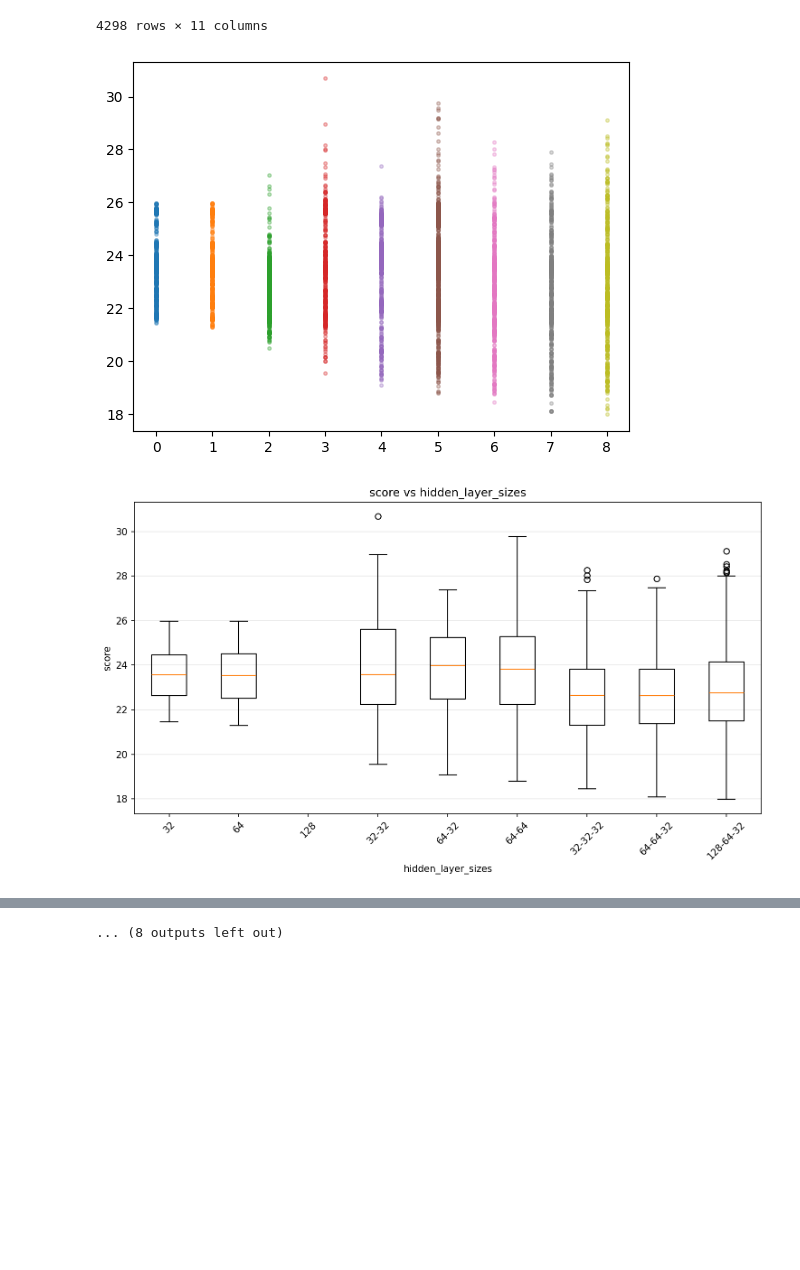
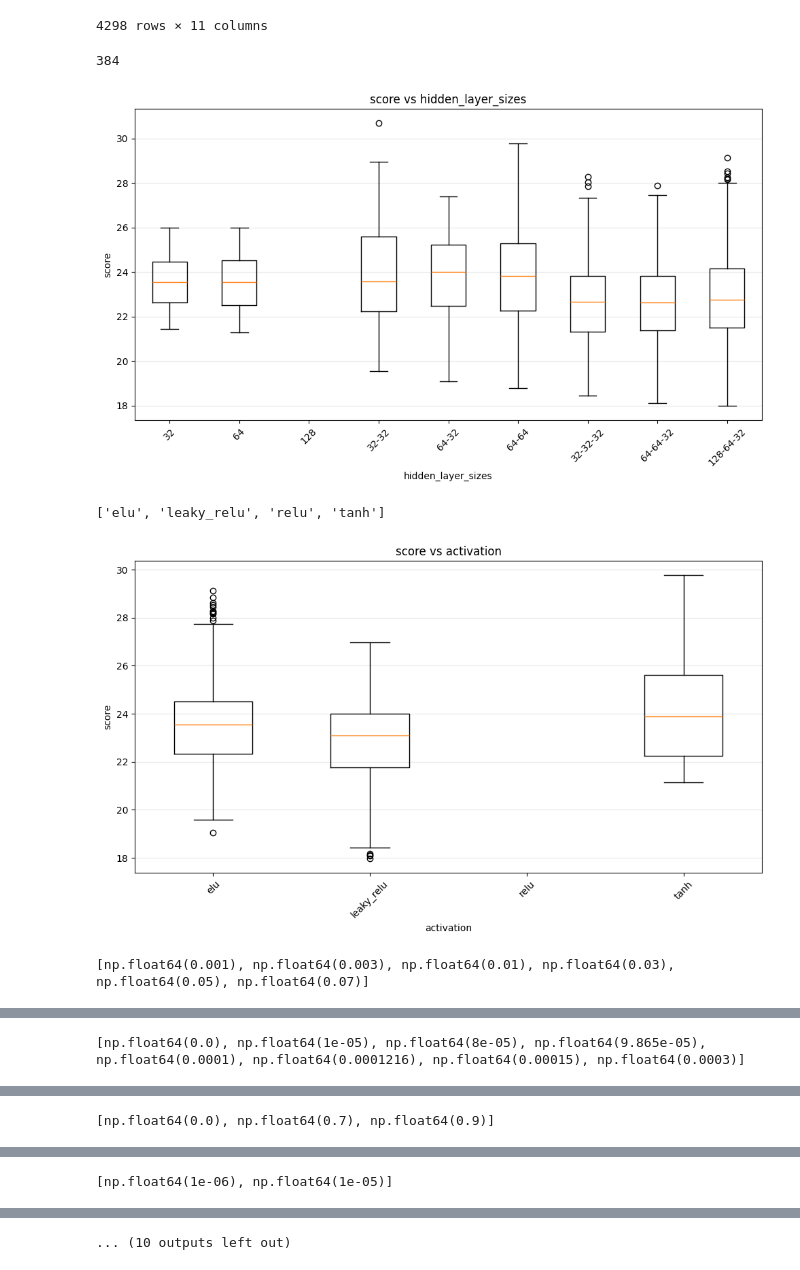
Before and after one commit to NicolaAnnu/NeuralNetwork-ML, a Jupyter notebook: notebooks/cup.ipynb, the cells around one changed output, grey strips where cells are left out. Cells and saved outputs as stored; diff of their text form; code cells hidden in the pictures; blank space fills up the shorter version.

```diff
--- a/notebooks/cup.ipynb
+++ b/notebooks/cup.ipynb
@@ -36,44 +36,37 @@ import numpy as np
 
 def param_boxplot(df, param, score_col="score"):
     if param != "hidden_layer_sizes":
         values = sorted(df[param].unique())
+        print(values)
         labels = [str(v) for v in values]
         data = [df[df[param] == v][score_col] for v in values]
     else:
         # trasforma tutte le architetture in stringa leggibile
-        df = df.copy()
         df["arch_str"] = df[param].apply(lambda x: "-".join(map(str, x)))
         values = sorted(
             df["arch_str"].unique(),
             key=lambda s: (len(s.split("-")), sum(map(int, s.split("-")))),
         )
         data = [df[df["arch_str"] == v][score_col] for v in values]
         labels = values
 
-    for i, d in enumerate(data):
-        plt.scatter(
-            np.full(len(d), i),
-            d,
-            alpha=0.3,
-            s=6,
-            zorder=3,
-        )
-
-    plt.figure(figsize=(10, 6), dpi=150)
-
+    plt.figure(figsize=(10, 6), dpi=100)
     plt.boxplot(data, positions=np.arange(1, len(values) + 1), widths=0.5)
     plt.xticks(np.arange(1, len(values) + 1), labels, rotation=45)
     plt.xlabel(param)
     plt.ylabel(score_col)
     plt.title(f"{score_col} vs {param}")
     plt.grid(axis="y", alpha=0.3)
     plt.tight_layout()
     plt.show()
 
 
 for k in df.columns:
     if k != "score":
         param_boxplot(df, k)
 # %% [output]
+384
-[figure, old version]
+[figure, new version]
+['elu', 'leaky_relu', 'relu', 'tanh']
-[figure, old version]
+[figure, new version]
+[np.float64(0.001), np.float64(0.003), np.float64(0.01), np.float64(0.03), np.float64(0.05), np.float64(0.07)]
@@ -80,0 +74 @@ for k in df.columns:
+[np.float64(0.0), np.float64(1e-05), np.float64(8e-05), np.float64(9.865e-05), np.float64(0.0001), np.float64(0.0001216), np.float64(0.00015), np.float64(0.0003)]
@@ -81,0 +76 @@ for k in df.columns:
+[np.float64(0.0), np.float64(0.7), np.float64(0.9)]
@@ -82,0 +78 @@ for k in df.columns:
+[np.float64(1e-06), np.float64(1e-05)]
@@ -90 +80 @@ for k in df.columns:
-... (8 outputs left out)
+... (10 outputs left out)
```
Also changed, not shown: parts of 1 cell of this notebook, 5 other files.
